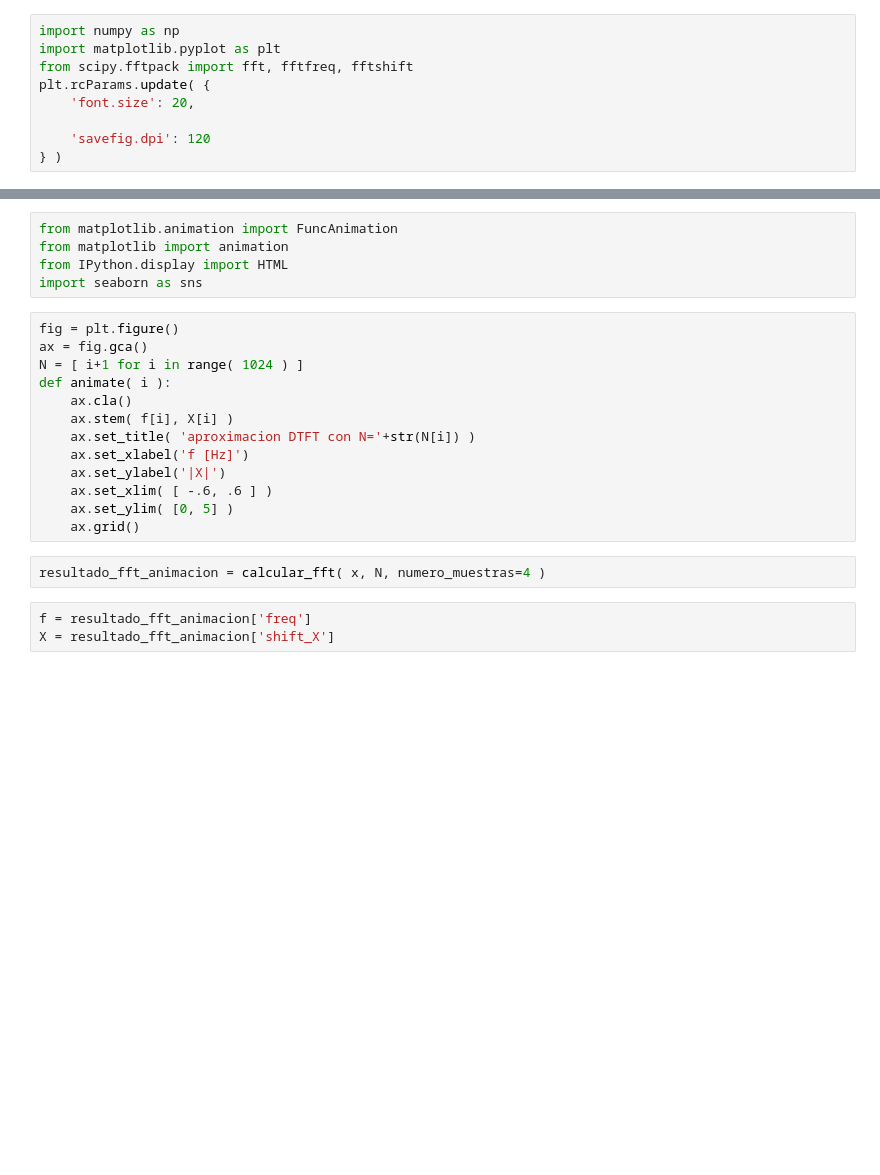
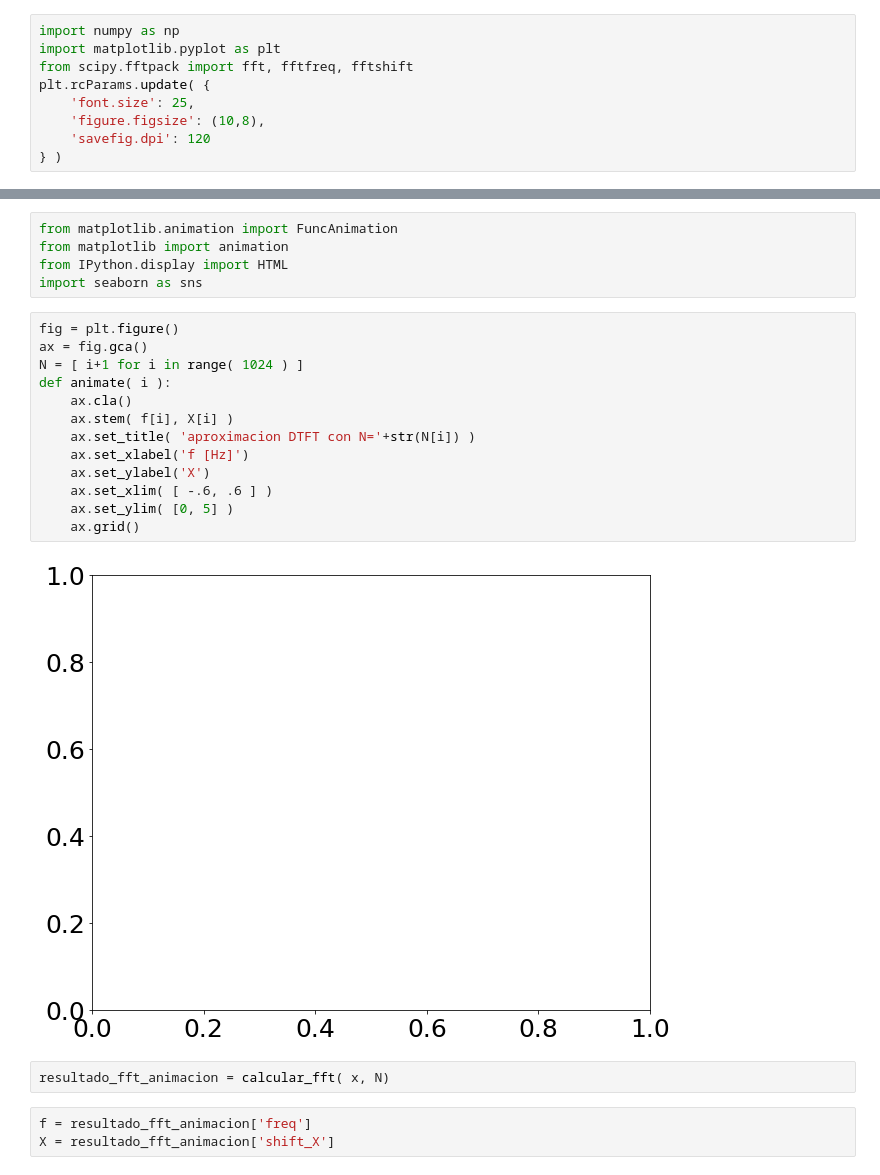
Before and after one commit to Equipo-2-DSP/informe_parte_2, a Jupyter notebook: 03-Discreta-Aperiodica.ipynb, the cells around one changed output, grey strips where cells are left out. Cells and saved outputs as stored; diff of their text form; blank space fills up the shorter version.

```diff
--- a/03-Discreta-Aperiodica.ipynb
+++ b/03-Discreta-Aperiodica.ipynb
@@ -11,8 +11,8 @@ import numpy as np
 import matplotlib.pyplot as plt
 from scipy.fftpack import fft, fftfreq, fftshift
 plt.rcParams.update( {
-    'font.size': 20,
-
+    'font.size': 25,
+    'figure.figsize': (10,8),
     'savefig.dpi': 120
 } )
 # %%
@@ -106,18 +100,20 @@ import seaborn as sns
 # %%
 fig = plt.figure()
 ax = fig.gca()
 N = [ i+1 for i in range( 1024 ) ]
 def animate( i ):
     ax.cla()
     ax.stem( f[i], X[i] )
     ax.set_title( 'aproximacion DTFT con N='+str(N[i]) )
     ax.set_xlabel('f [Hz]')
-    ax.set_ylabel('|X|')
+    ax.set_ylabel('X')
     ax.set_xlim( [ -.6, .6 ] )
     ax.set_ylim( [0, 5] )
     ax.grid()
+# %% [output]
+[figure, added]
 # %%
-resultado_fft_animacion = calcular_fft( x, N, numero_muestras=4 )
+resultado_fft_animacion = calcular_fft( x, N)
 # %%
 f = resultado_fft_animacion['freq']
 X = resultado_fft_animacion['shift_X']
```
Also changed, not shown: parts of 16 cells of this notebook, 6 other files.
